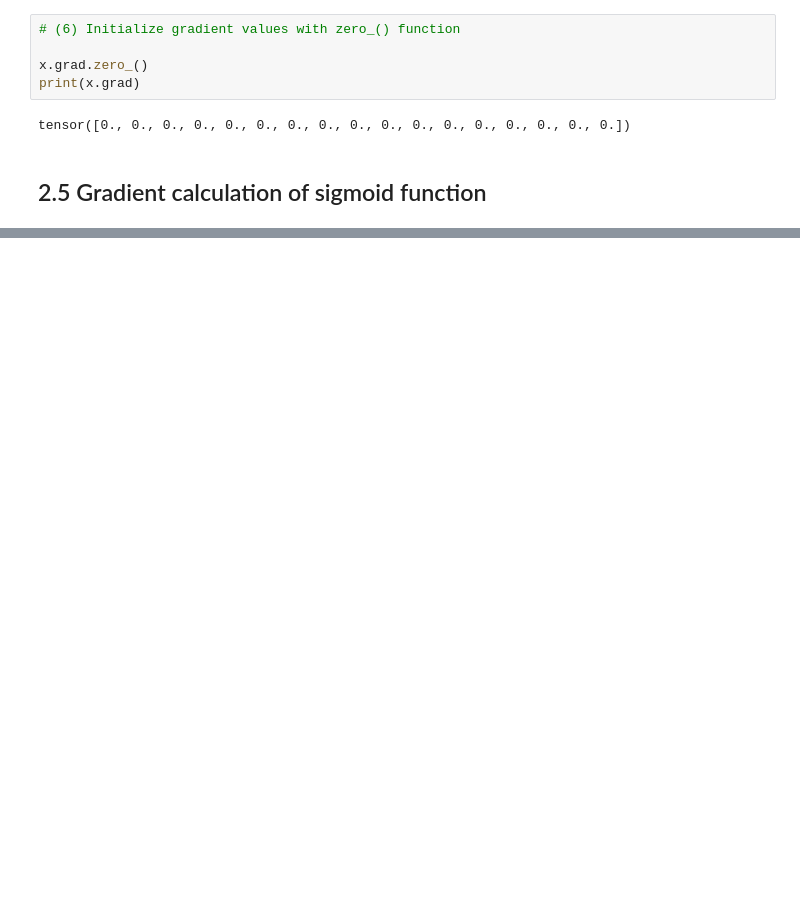
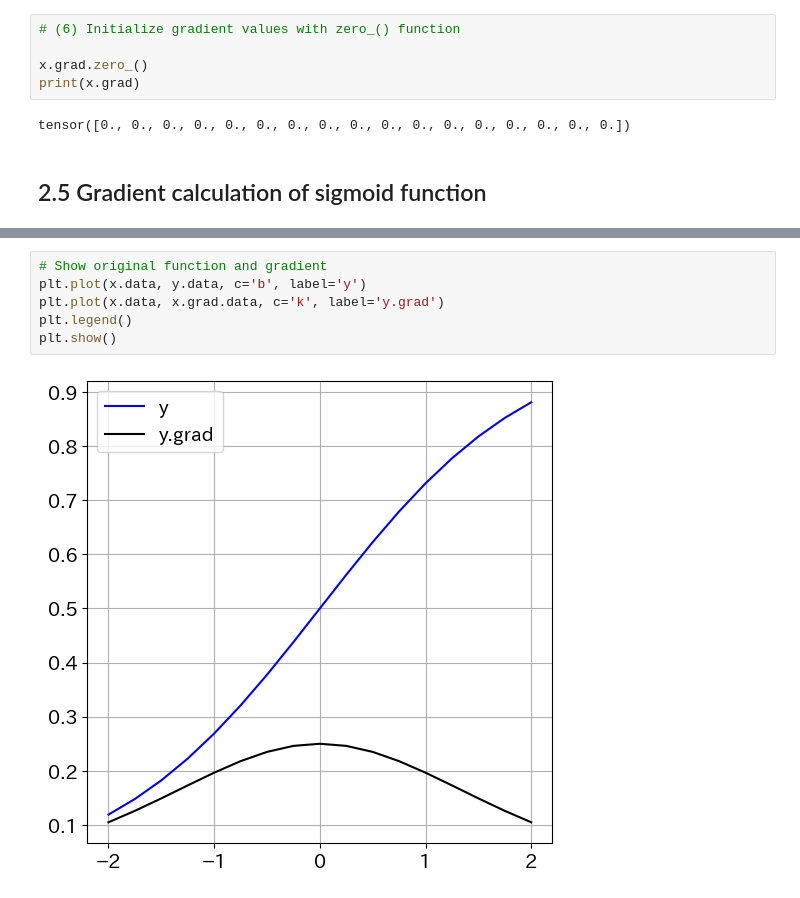
Before and after one commit to MatsukawaGenta/genmai-training, a Jupyter notebook: PyTorch_and_deeplearning_programming/notebooks/02_pytorch.ipynb, the cells around one changed output, grey strips where cells are left out. Saved outputs shown, nothing was run; the diff lists cells and outputs as text; blank space fills up the shorter version.

```diff
--- a/PyTorch_and_deeplearning_programming/notebooks/02_pytorch.ipynb
+++ b/PyTorch_and_deeplearning_programming/notebooks/02_pytorch.ipynb
@@ -429,0 +531,8 @@ tensor([0., 0., 0., 0., 0., 0., 0., 0., 0., 0., 0., 0., 0., 0., 0., 0., 0.])
+# %%
+# Show original function and gradient
+plt.plot(x.data, y.data, c='b', label='y')
+plt.plot(x.data, x.grad.data, c='k', label='y.grad')
+plt.legend()
+plt.show()
+# %% [output]
+[figure, added]
```
Also changed, not shown: parts of 23 cells of this notebook.
